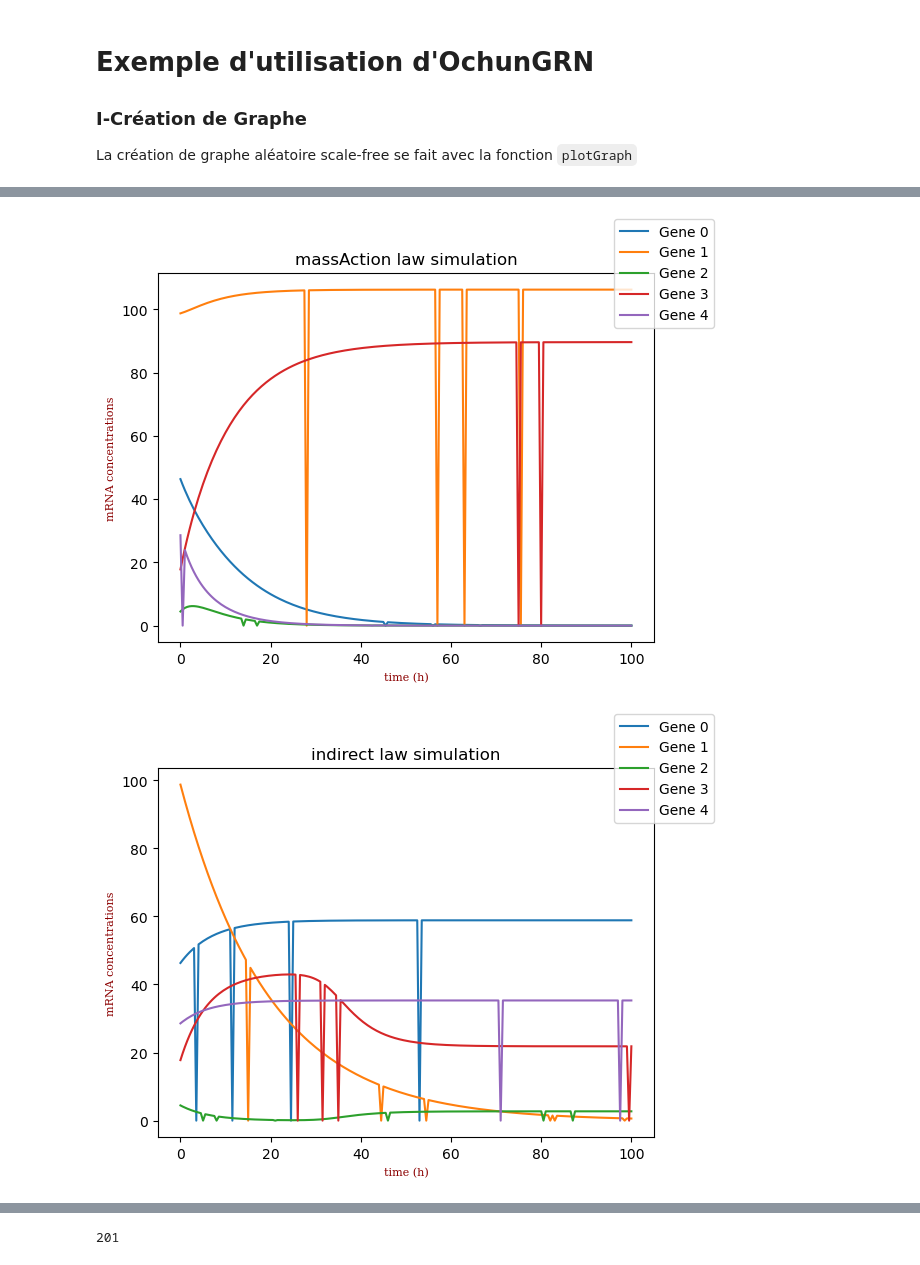
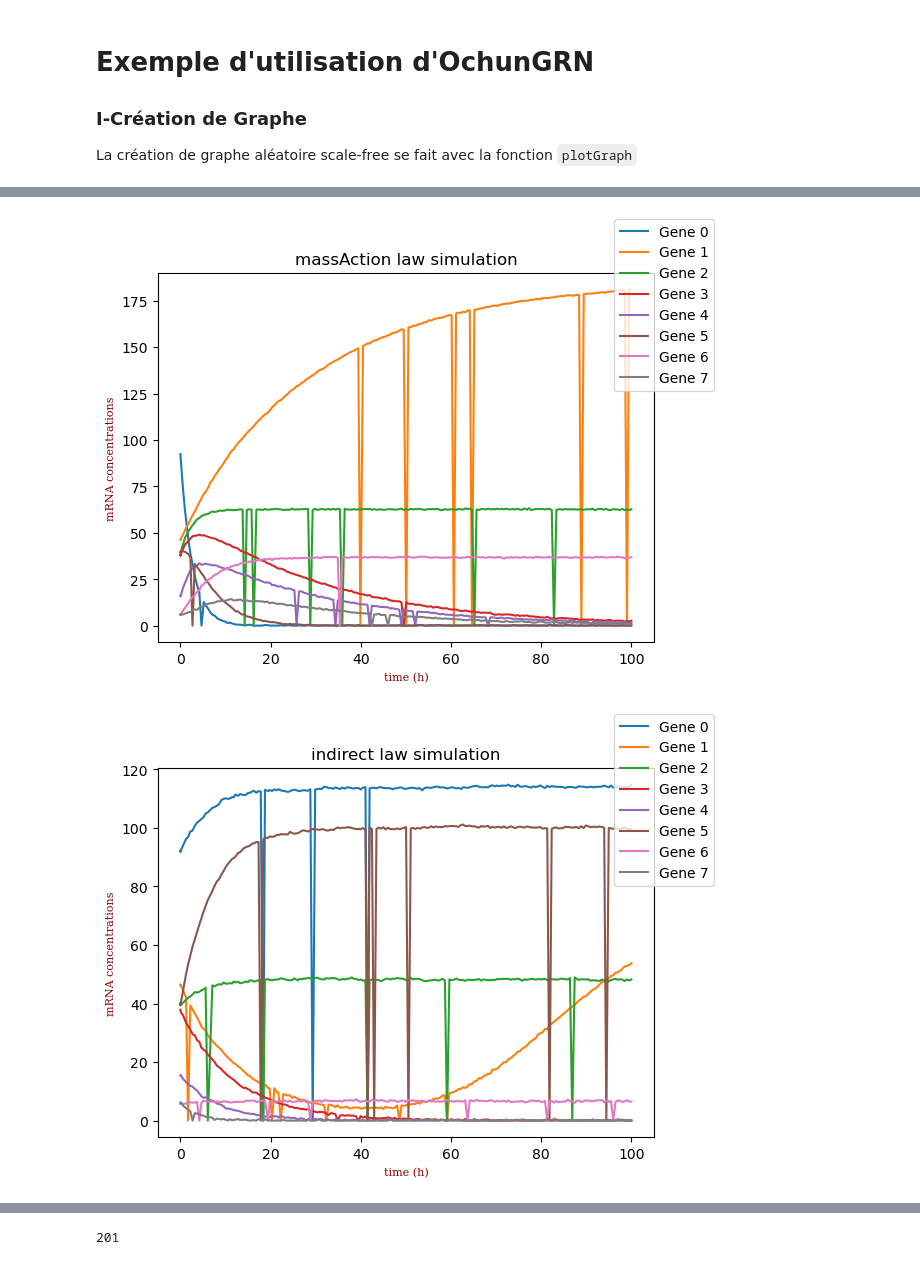
Before and after one commit to castlechild/GRNSimulation, a Jupyter notebook: exemple.ipynb, the cells around one changed output, grey strips where cells are left out. Saved outputs shown, nothing was run; the diff lists cells and outputs as text; code cells hidden in the pictures.

```diff
--- a/exemple.ipynb
+++ b/exemple.ipynb
@@ -7,7 +7,7 @@ import numpy as np
 import ochunGRN as oGRN
 import random as rd
 # %%
-GENESNB = 5
+GENESNB = 8
 test = oGRN.randomGrn(GENESNB, 0.2, 0.1)
 oGRN.plotGraph(test)
 # %% [output]
@@ -17,15 +16,15 @@ oGRN.plotGraph(test)
 
 Coeff = oGRN.getCoefficient(GENESNB)
 # %%
-oGRN.simulationODEs(test, "massAction", (0,100), Coeff, stochasticNoiseAmplitude=0, physicalNoiseAmplitude=0)
+oGRN.simulationODEs(test, "massAction", (0,100), Coeff)
 oGRN.plotSim(test, saveName=f"testmassAction.png")
 # %% [output]
-[figure, old version]
+[figure, new version]
 # %%
-oGRN.simulationODEs(test, "indirect", (0,100), Coeff, stochasticNoiseAmplitude=0, physicalNoiseAmplitude=0)
+oGRN.simulationODEs(test, "indirect", (0,100), Coeff)
 oGRN.plotSim(test, ODEs="indirect", saveName=f"testindirect.png")
 # %% [output]
-[figure, old version]
+[figure, new version]
 # %%
 oGRN.plotProt(test, saveName="testindirectProt.png")
 # %% [output]
```
Also changed, not shown: parts of 11 cells of this notebook, 18 other files.
